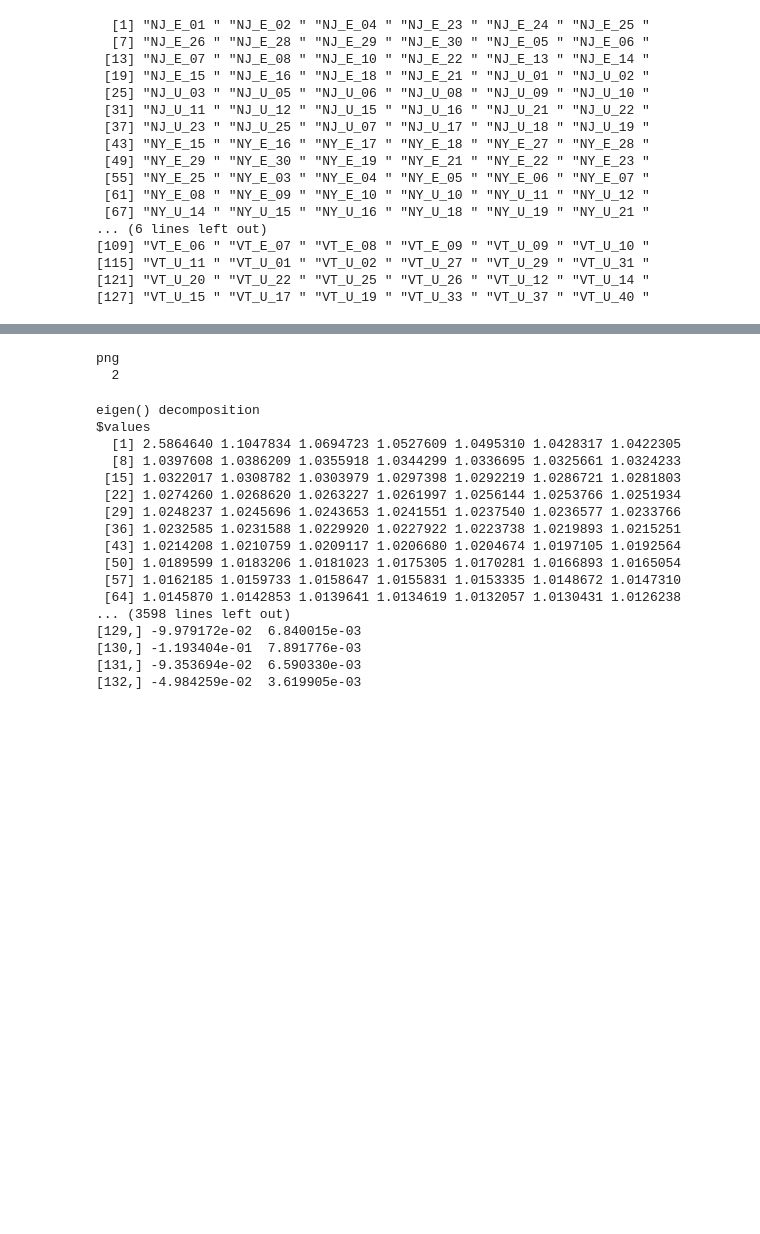
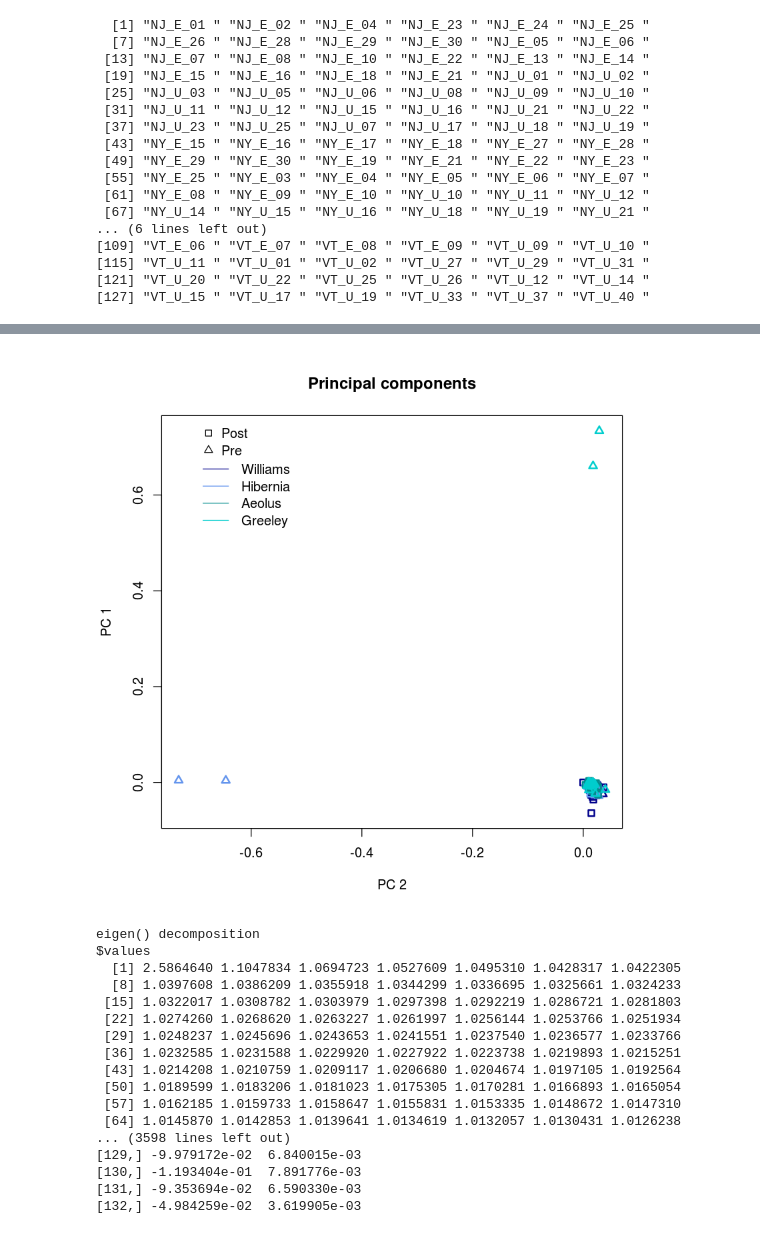
Before and after one commit to sagw/WNS_WGS, a Jupyter notebook: Notebooks/Angsd_all_PCA_graphs.ipynb, the cells around one changed output, grey strips where cells are left out. Drawn from its saved outputs; the diff is of its cells as text; code cells hidden in the pictures; blank space fills up the shorter version.

```diff
--- a/Notebooks/Angsd_all_PCA_graphs.ipynb
+++ b/Notebooks/Angsd_all_PCA_graphs.ipynb
@@ -32,15 +91,14 @@ time=rep(c(0,2, 0, 2, 0, 2), times=c(22, 20, 21, 22, 27, 20))
 # %%
 cov =as.matrix(read.table("All_mylu_gl_filt_alph.cov"))
 e = eigen(cov)
 
-pdf("/local/home/sarahgw/WGS/SNPS/All_mylu/plots/PCA_plot.pdf", width = 6, height = 6)
+#pdf("/local/home/sarahgw/WGS/SNPS/All_mylu/plots/PCA_plot.pdf", width = 6, height = 6)
 plot(e$vectors[,1:2],lwd=2,ylab="PC 1",xlab="PC 2",main="Principal components",col=popcols, pch=time)
 legend(x=-.7, y=0.765, bty="n", pch=c(0, 2),  legend=c("Post", "Pre"), col=c("black","black"), )
 legend(x=-.71, y=0.69, bty="n",  lty=1, legend=c("Williams", "Hibernia", "Aeolus", "Greeley"), col=c("darkblue",  "cornflowerblue", "darkcyan", "cyan3"))
-dev.off()
+#dev.off()
 # %% [output]
-png
-  2
+[figure, added]
 # %%
 e
 # %% [output]
```
Also changed, not shown: parts of 9 cells of this notebook, 3 other files.
